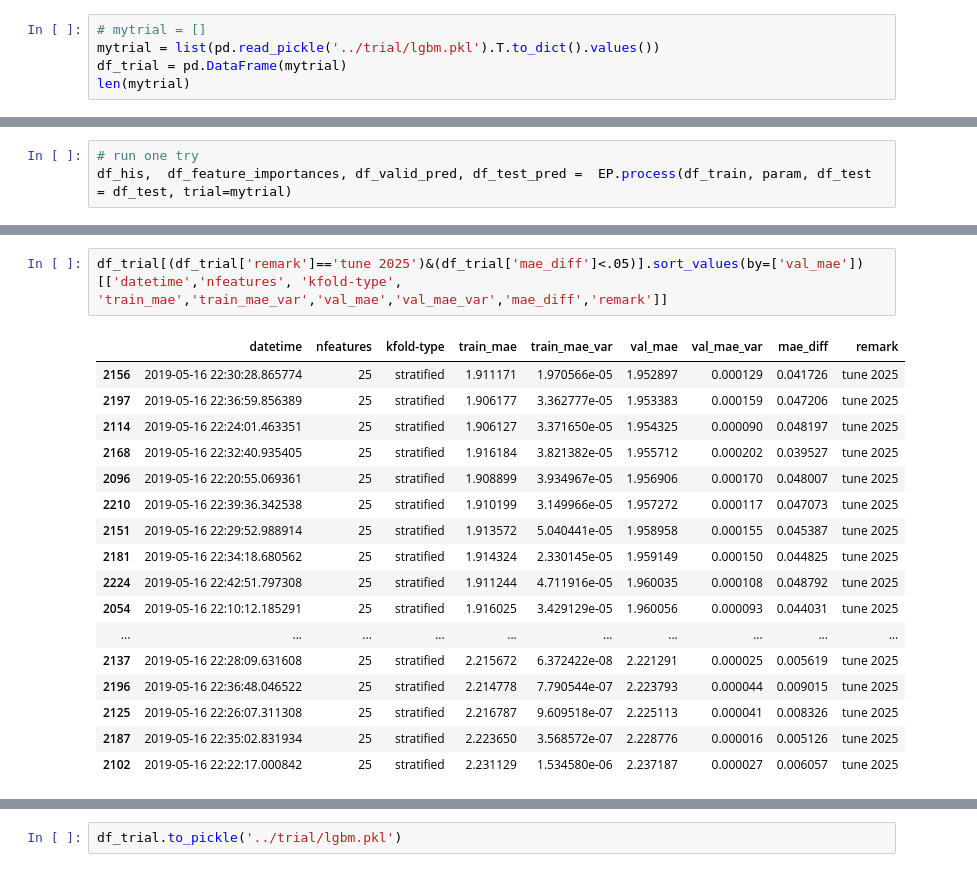
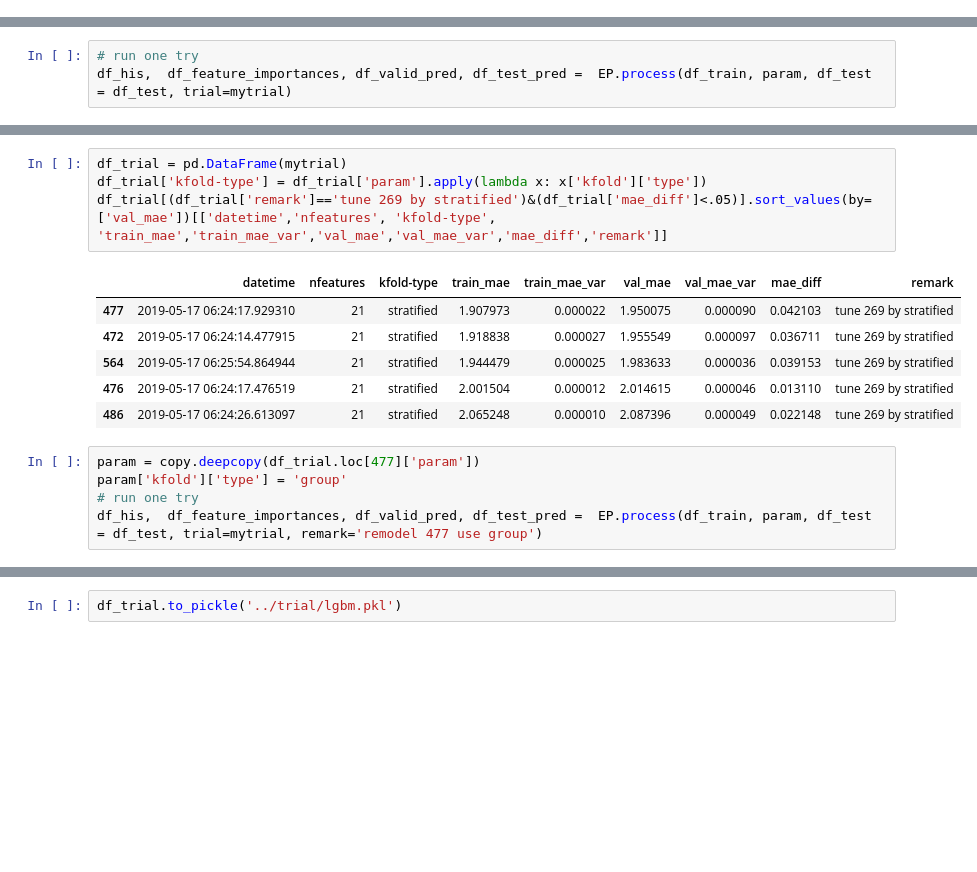
Before and after one commit to arhow/LANLEarthquakePrediction2019, a Jupyter notebook: lgbm.ipynb, the cells around one changed output, grey strips where cells are left out. Drawn from its saved outputs; the diff is of its cells as text; blank space fills up the shorter version.

```diff
--- a/lgbm.ipynb
+++ b/lgbm.ipynb
@@ -33,8 +33,3 @@ group = df_train['season'].values
 group[np.where(group==17)[0]] = 1
 df_train['group'] = group
 df_train = df_train.drop(columns=['season'])
-# %%
-# mytrial = []
-mytrial = list(pd.read_pickle('../trial/lgbm.pkl').T.to_dict().values())
-df_trial = pd.DataFrame(mytrial)
-len(mytrial)
@@ -218,20 +467,16 @@ df_trial[['datetime','nfeatures', 'kfold-type', 'train_mae','train_mae_var','val
 # %%
-df_trial[(df_trial['remark']=='tune 2025')&(df_trial['mae_diff']<.05)].sort_values(by=['val_mae'])[['datetime','nfeatures', 'kfold-type', 'train_mae','train_mae_var','val_mae','val_mae_var','mae_diff','remark']]
+df_trial = pd.DataFrame(mytrial)
+df_trial['kfold-type'] = df_trial['param'].apply(lambda x: x['kfold']['type'])
+df_trial[(df_trial['remark']=='tune 269 by stratified')&(df_trial['mae_diff']<.05)].sort_values(by=['val_mae'])[['datetime','nfeatures', 'kfold-type', 'train_mae','train_mae_var','val_mae','val_mae_var','mae_diff','remark']]
 # %% [output]
 |  | datetime | nfeatures | kfold-type | train_mae | train_mae_var | val_mae | val_mae_var | mae_diff | remark |
-| 2156 | 2019-05-16 22:30:28.865774 | 25 | stratified | 1.911171 | 1.970566e-05 | 1.952897 | 0.000129 | 0.041726 | tune 2025 |
-| 2197 | 2019-05-16 22:36:59.856389 | 25 | stratified | 1.906177 | 3.362777e-05 | 1.953383 | 0.000159 | 0.047206 | tune 2025 |
-| 2114 | 2019-05-16 22:24:01.463351 | 25 | stratified | 1.906127 | 3.371650e-05 | 1.954325 | 0.000090 | 0.048197 | tune 2025 |
-| 2168 | 2019-05-16 22:32:40.935405 | 25 | stratified | 1.916184 | 3.821382e-05 | 1.955712 | 0.000202 | 0.039527 | tune 2025 |
-| 2096 | 2019-05-16 22:20:55.069361 | 25 | stratified | 1.908899 | 3.934967e-05 | 1.956906 | 0.000170 | 0.048007 | tune 2025 |
-| 2210 | 2019-05-16 22:39:36.342538 | 25 | stratified | 1.910199 | 3.149966e-05 | 1.957272 | 0.000117 | 0.047073 | tune 2025 |
-| 2151 | 2019-05-16 22:29:52.988914 | 25 | stratified | 1.913572 | 5.040441e-05 | 1.958958 | 0.000155 | 0.045387 | tune 2025 |
-| 2181 | 2019-05-16 22:34:18.680562 | 25 | stratified | 1.914324 | 2.330145e-05 | 1.959149 | 0.000150 | 0.044825 | tune 2025 |
-| 2224 | 2019-05-16 22:42:51.797308 | 25 | stratified | 1.911244 | 4.711916e-05 | 1.960035 | 0.000108 | 0.048792 | tune 2025 |
-| 2054 | 2019-05-16 22:10:12.185291 | 25 | stratified | 1.916025 | 3.429129e-05 | 1.960056 | 0.000093 | 0.044031 | tune 2025 |
-| ... | ... | ... | ... | ... | ... | ... | ... | ... | ... |
-| 2137 | 2019-05-16 22:28:09.631608 | 25 | stratified | 2.215672 | 6.372422e-08 | 2.221291 | 0.000025 | 0.005619 | tune 2025 |
-| 2196 | 2019-05-16 22:36:48.046522 | 25 | stratified | 2.214778 | 7.790544e-07 | 2.223793 | 0.000044 | 0.009015 | tune 2025 |
-| 2125 | 2019-05-16 22:26:07.311308 | 25 | stratified | 2.216787 | 9.609518e-07 | 2.225113 | 0.000041 | 0.008326 | tune 2025 |
-| 2187 | 2019-05-16 22:35:02.831934 | 25 | stratified | 2.223650 | 3.568572e-07 | 2.228776 | 0.000016 | 0.005126 | tune 2025 |
-| 2102 | 2019-05-16 22:22:17.000842 | 25 | stratified | 2.231129 | 1.534580e-06 | 2.237187 | 0.000027 | 0.006057 | tune 2025 |
+| 477 | 2019-05-17 06:24:17.929310 | 21 | stratified | 1.907973 | 0.000022 | 1.950075 | 0.000090 | 0.042103 | tune 269 by stratified |
+| 472 | 2019-05-17 06:24:14.477915 | 21 | stratified | 1.918838 | 0.000027 | 1.955549 | 0.000097 | 0.036711 | tune 269 by stratified |
+| 564 | 2019-05-17 06:25:54.864944 | 21 | stratified | 1.944479 | 0.000025 | 1.983633 | 0.000036 | 0.039153 | tune 269 by stratified |
+| 476 | 2019-05-17 06:24:17.476519 | 21 | stratified | 2.001504 | 0.000012 | 2.014615 | 0.000046 | 0.013110 | tune 269 by stratified |
+| 486 | 2019-05-17 06:24:26.613097 | 21 | stratified | 2.065248 | 0.000010 | 2.087396 | 0.000049 | 0.022148 | tune 269 by stratified |
+# %%
+param = copy.deepcopy(df_trial.loc[477]['param'])
+param['kfold']['type'] = 'group'
+# run one try
+df_his,  df_feature_importances, df_valid_pred, df_test_pred =  EP.process(df_train, param, df_test = df_test, trial=mytrial, remark='remodel 477 use group')
```
Also changed, not shown: parts of 22 cells of this notebook, 15 other files.
